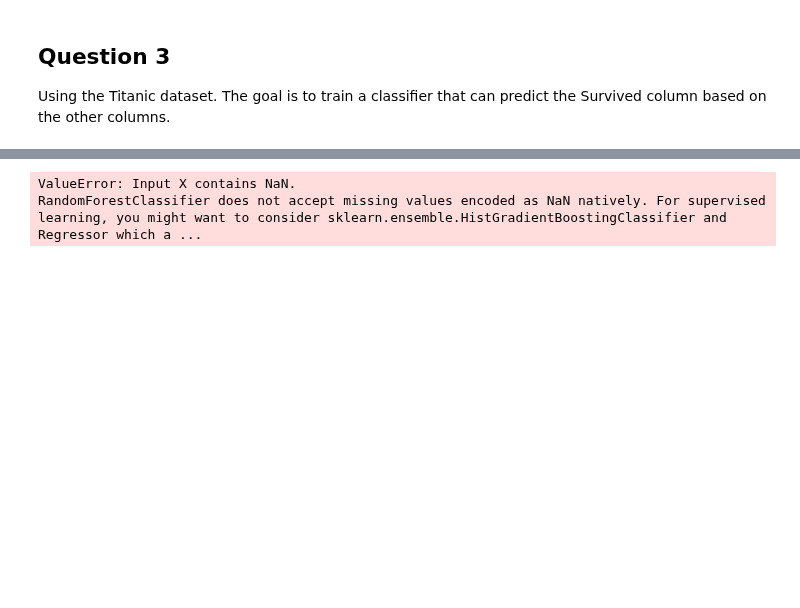
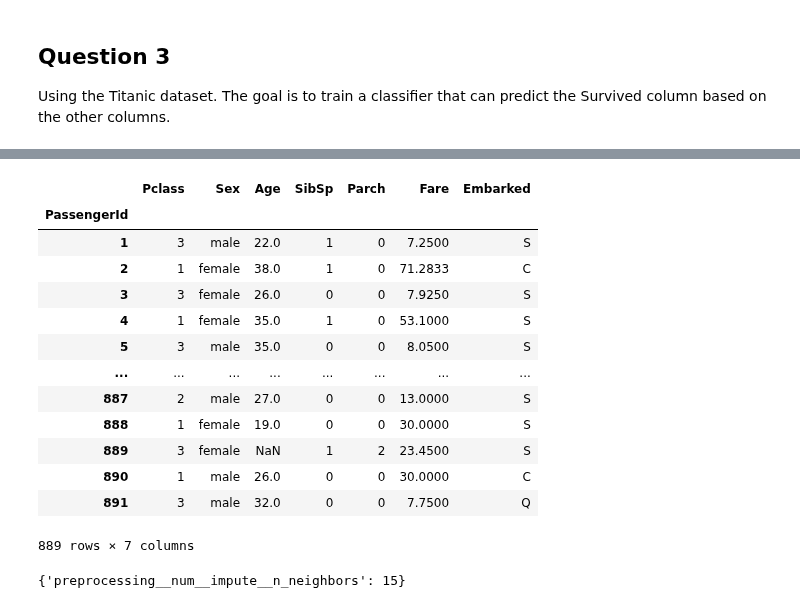
Before and after one commit to TaurusFire/Hands-on-Machine-Learning-Code-Notes, a Jupyter notebook: Chapter 3- Classification/Chapter 3 Problems.ipynb, the cells around one changed output, grey strips where cells are left out. Drawn from its saved outputs; the diff is of its cells as text; code cells hidden in the pictures; blank space fills up the shorter version.

```diff
--- a/Chapter 3- Classification/Chapter 3 Problems.ipynb
+++ b/Chapter 3- Classification/Chapter 3 Problems.ipynb
@@ -215 +222,48 @@ tit_X_train.join(tit_embarked_one_hot)
+# %%
+#get rid of irrelevant columns and cabin
+tit_X_train = titanic_train.drop(titanic_train.columns[[0,2,7,9]], axis=1)
+
+#keep survived column
+tit_y_train = titanic_train.iloc[:,0]
+
+rel_indices = tit_X_train['Embarked'].notna().to_numpy().astype(bool)
+tit_X_train = tit_X_train.iloc[rel_indices,:]
+tit_y_train = tit_y_train.iloc[rel_indices]
+
+#impute ages with KNN value
+def round_to_pandas(values):
+    rounded_values = np.round(values)
+    return pd.DataFrame(rounded_values)
+
+num_pipeline = Pipeline([
+    ('impute', KNNImputer()),
+    ('round', FunctionTransformer(round_to_pandas, feature_names_out='one-to-one')),
+])
+
+#create cat pipeline for one hot encoding
+cat_pipeline = make_pipeline(OneHotEncoder(handle_unknown='ignore'),
+                             SimpleImputer(strategy='most_frequent'))
+
+#build a preprocessing pipeline that will be fit-transformed as part of the final pipeline
+preprocessing = ColumnTransformer([
+    ('num', num_pipeline, ['Age','Fare']),
+    ('one_hot', cat_pipeline, ['Sex', 'Pclass', 'Embarked']),
+], remainder = 'passthrough')
+# %%
+tit_X_train
+# %% [output]
+|  | Pclass | Sex | Age | SibSp | Parch | Fare | Embarked |
+| PassengerId |  |  |  |  |  |  |  |
+| 1 | 3 | male | 22.0 | 1 | 0 | 7.2500 | S |
+| 2 | 1 | female | 38.0 | 1 | 0 | 71.2833 | C |
+| 3 | 3 | female | 26.0 | 0 | 0 | 7.9250 | S |
+| 4 | 1 | female | 35.0 | 1 | 0 | 53.1000 | S |
+| 5 | 3 | male | 35.0 | 0 | 0 | 8.0500 | S |
+| ... | ... | ... | ... | ... | ... | ... | ... |
+| 887 | 2 | male | 27.0 | 0 | 0 | 13.0000 | S |
+| 888 | 1 | female | 19.0 | 0 | 0 | 30.0000 | S |
+| 889 | 3 | female | NaN | 1 | 2 | 23.4500 | S |
+| 890 | 1 | male | 26.0 | 0 | 0 | 30.0000 | C |
+| 891 | 3 | male | 32.0 | 0 | 0 | 7.7500 | Q |
+889 rows × 7 columns
 # %%
@@ -220,5 +282,6 @@ param_distribs = {'titanic_forest__max_features' : randint(low = 2, high = 20)}
+# %%
+forest_rand_srch.best_params_
+# %% [output]
+{'preprocessing__num__impute__n_neighbors': 15}
 # %%
-y_prob_forest = cross_val_predict(titanic_forest, tit_X_train, tit_y_train, cv=3, method='predict_proba')
+y_pred = cross_val_predict(forest_estimator, tit_X_train, tit_y_train, cv=3)
-# %% [output]
-ValueError: Input X contains NaN.
-RandomForestClassifier does not accept missing values encoded as NaN natively. For supervised learning, you might want to consider sklearn.ensemble.HistGradientBoostingClassifier and Regressor which a ...
```
Also changed, not shown: parts of 30 cells of this notebook, 2 other files.
